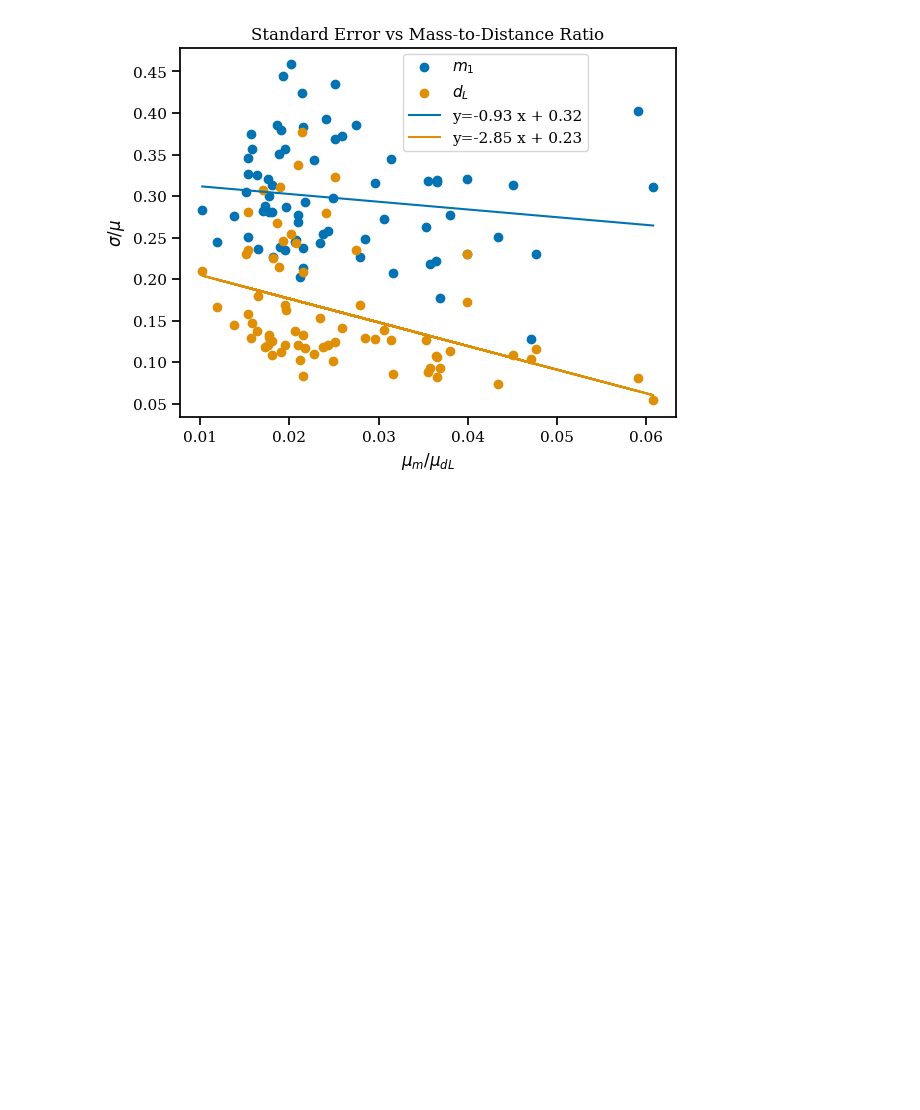
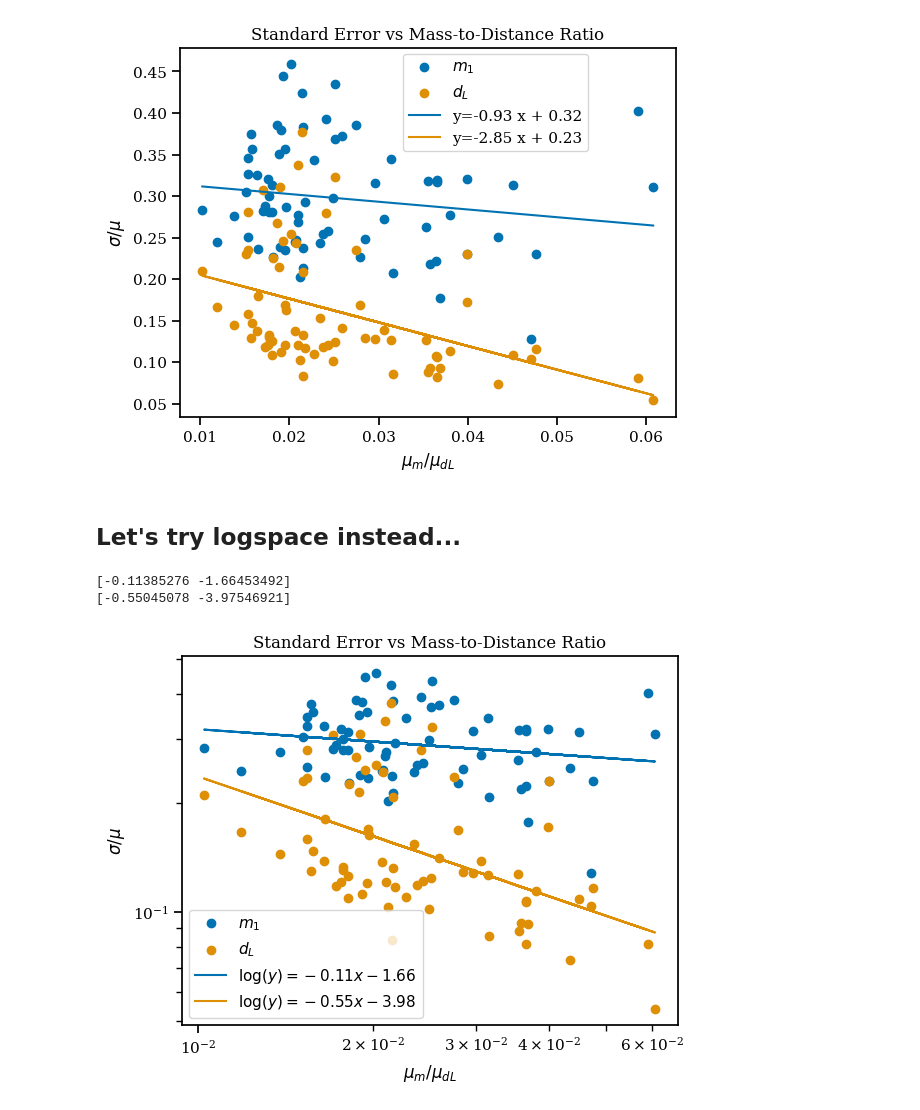
Before and after one commit to ctmurphey/Combined-O3ab, a Jupyter notebook: error-estimates.ipynb, the cells around one changed output. Cells and saved outputs as stored; diff of their text form; code cells hidden in the pictures; blank space fills up the shorter version.

Commit message:
added logspace fit

```diff
--- a/error-estimates.ipynb
+++ b/error-estimates.ipynb
@@ -155,3 +166,36 @@ plt.legend(loc=(0.45, 0.72))
 # %% [output]
 <matplotlib.legend.Legend at 0x...>
 [figure]
+# %% [markdown]
+## Let's try logspace instead...
+# %%
+logm_dl = np.log(m_dl_cut)
+log_sigma_dl = np.log(sigma_dl_cut)
+log_sigma_m = np.log(sigma_m_cut)
+
+coeffs_dl = np.polyfit(logm_dl,log_sigma_dl,deg=1)
+print(coeffs_dl)
+poly_dl = np.poly1d(coeffs_dl)
+
+coeffs_m = np.polyfit(logm_dl,log_sigma_m,deg=1)
+print(coeffs_m)
+poly_m = np.poly1d(coeffs_m)
+
+yfit_log_dl = lambda x: np.exp(poly_dl(np.log(x)))
+yfit_log_m = lambda x: np.exp(poly_m(np.log(x)))
+# %% [output]
+[-0.11385276 -1.66453492]
+[-0.55045078 -3.97546921]
+# %%
+plt.scatter(m_dl_cut, sigma_dl_cut, label=r"$m_1$")
+plt.scatter(m_dl_cut, sigma_m_cut,  label=r"$d_L$")
+plt.plot(m_dl_cut, yfit_log_dl(m_dl_cut), label=r"$\log(y)=%.2fx%.2f$"%(coeffs_dl[0], coeffs_dl[1]))
+plt.plot(m_dl_cut, yfit_log_m(m_dl_cut), label=r"$\log(y)=%.2fx%.2f$"%(coeffs_m[0], coeffs_m[1]))
+plt.title("Standard Error vs Mass-to-Distance Ratio")
+plt.xlabel(r"$\mu_m/\mu_{dL}$")
+plt.ylabel(r"$\sigma/\mu$")
+plt.legend()
+plt.xscale('log')
+plt.yscale('log')
+# %% [output]
+[figure, added]
```
Also changed, not shown: parts of 2 cells of this notebook.
